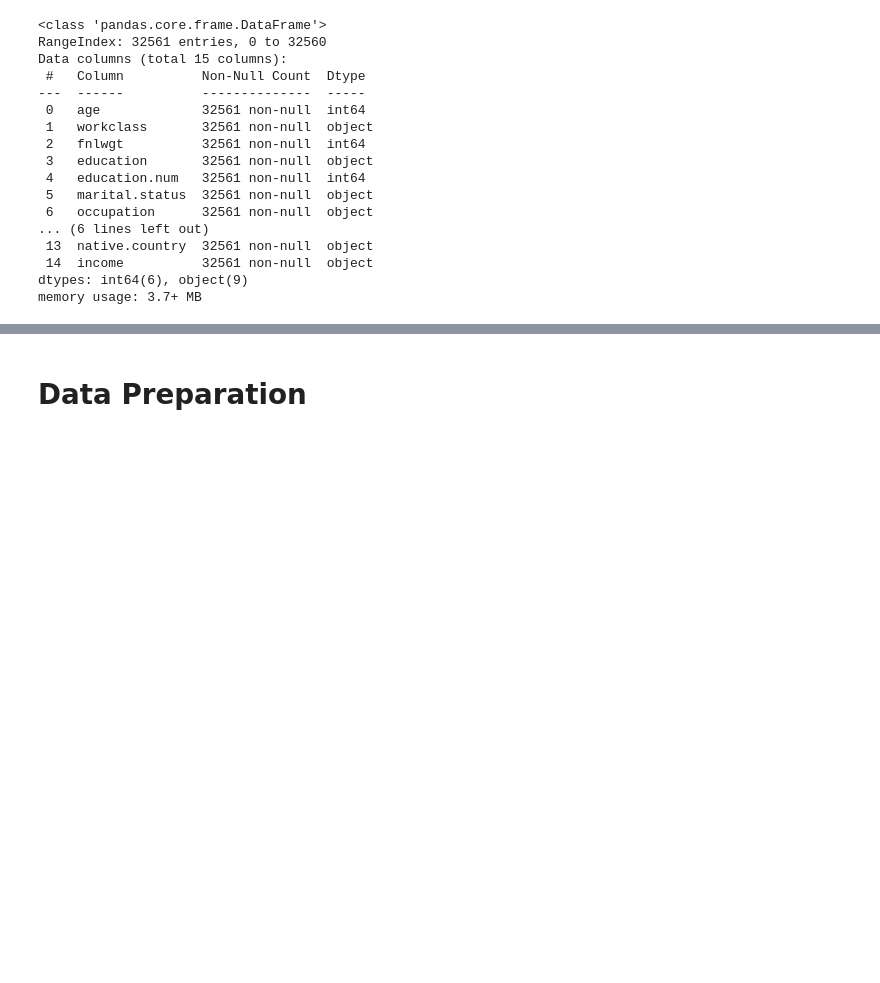
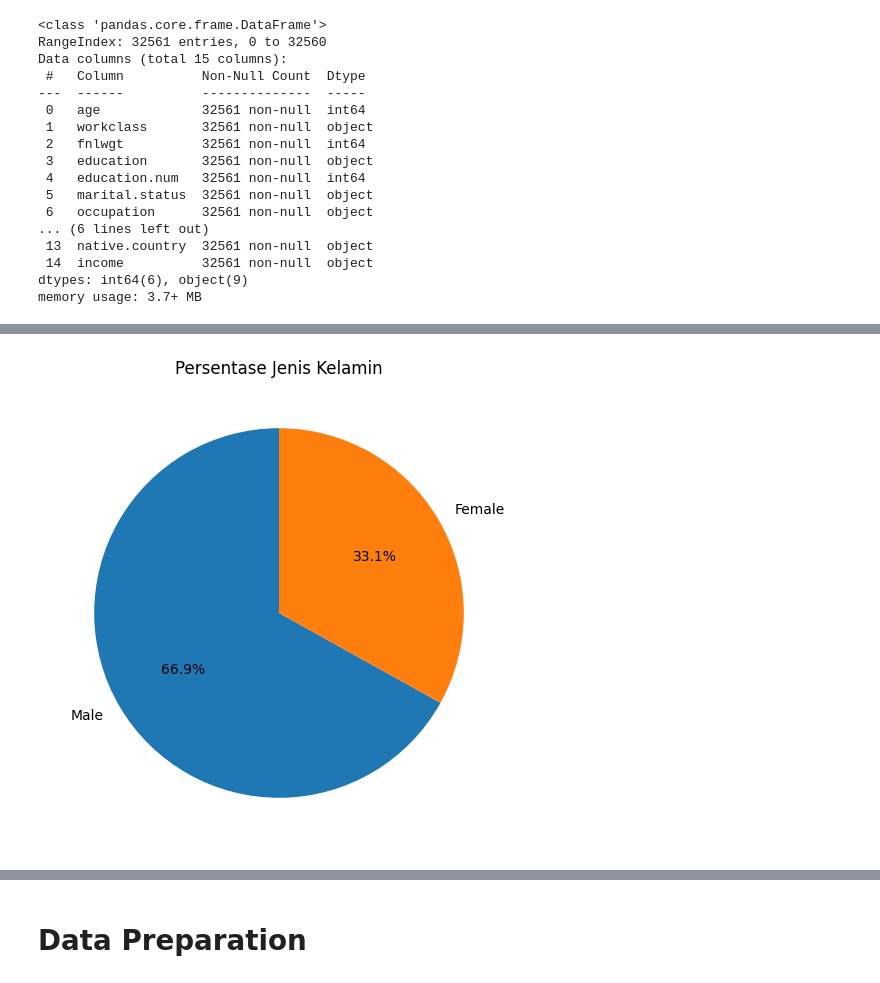
Before and after one commit to adnaaannnn/UTS_ML2_221351085, a Jupyter notebook: UTS_ML2_221351085.ipynb, the cells around one changed output, grey strips where cells are left out. Cells and saved outputs as stored; diff of their text form; code cells hidden in the pictures; blank space fills up the shorter version.

```diff
--- a/UTS_ML2_221351085.ipynb
+++ b/UTS_ML2_221351085.ipynb
@@ -89,0 +142,8 @@ memory usage: 3.7+ MB
+# %%
+sex_counts = df['sex'].value_counts()
+plt.figure(figsize=(6, 6))
+plt.pie(sex_counts.values, labels=sex_counts.index, autopct='%1.1f%%', startangle=90)
+plt.title('Persentase Jenis Kelamin')
+plt.show()
+# %% [output]
+[figure, added]
```
Also changed, not shown: parts of 18 cells of this notebook.
